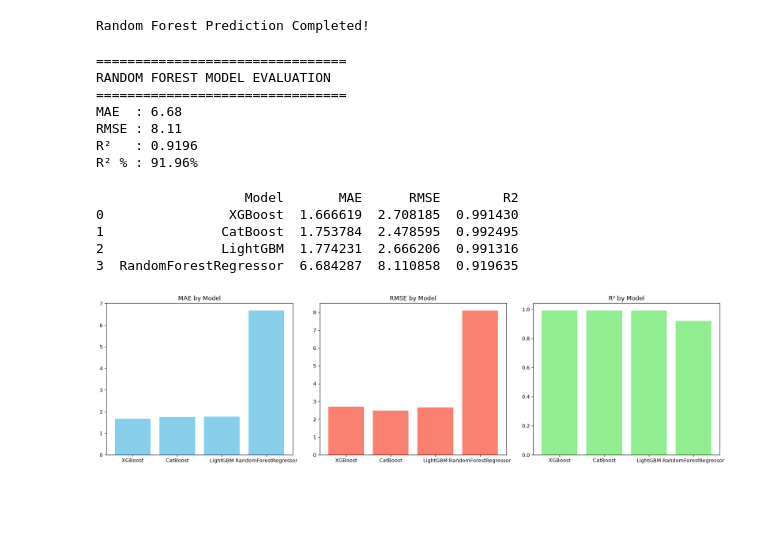
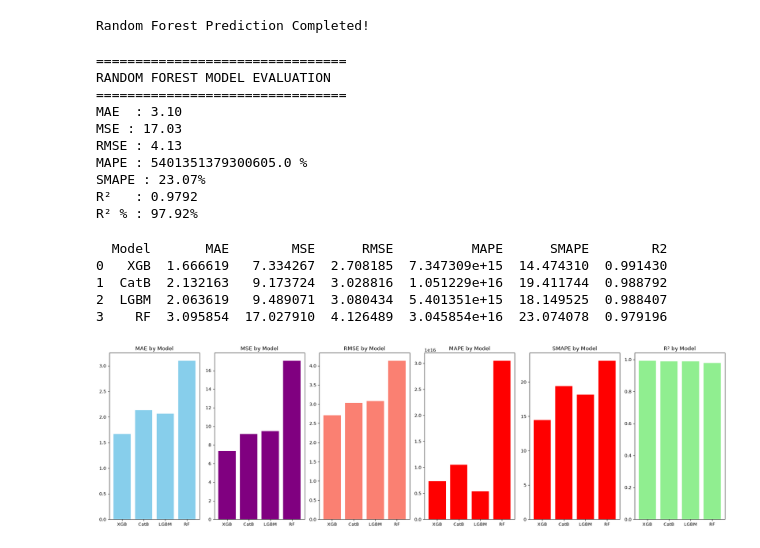
Before and after one commit to nanthakumar78450/Sales_Forecasting, a Jupyter notebook: sales_Forecasting.ipynb, the cells around one changed output. Saved outputs shown, nothing was run; the diff lists cells and outputs as text; code cells hidden in the pictures; blank space fills up the shorter version.

```diff
--- a/sales_Forecasting.ipynb
+++ b/sales_Forecasting.ipynb
@@ -1214,6 +1833,11 @@ rf_mae = mean_absolute_error(
     y_test,
     y_pred
 )
+
+rf_mse = mean_squared_error(
+        y_test,
+        y_pred
+    )
 
 rf_rmse = np.sqrt(
     mean_squared_error(
@@ -1221,6 +1845,12 @@ rf_rmse = np.sqrt(
         y_pred
     )
 )
+rf_mape = mean_absolute_percentage_error(y_test, y_pred) * 100
+
+rf_smape = smape(
+    y_test,
+    y_pred
+)
 
 rf_r2 = r2_score(
     y_test,
@@ -1232,44 +1862,62 @@ print("RANDOM FOREST MODEL EVALUATION")
 print("================================")
 
 print(f"MAE  : {rf_mae:.2f}")
+print(f"MSE : {rf_mse:.2f}")
 print(f"RMSE : {rf_rmse:.2f}")
+print("MAPE :", mape, "%")
+print(f"SMAPE : {rf_smape:.2f}%")
 print(f"R²   : {rf_r2:.4f}")
 print(f"R² % : {rf_r2 * 100:.2f}%")
 # %% [output]
 ================================
 RANDOM FOREST MODEL EVALUATION
 ================================
-MAE  : 6.68
-RMSE : 8.11
-R²   : 0.9196
-R² % : 91.96%
+MAE  : 3.10
+MSE : 17.03
+RMSE : 4.13
+MAPE : 5401351379300605.0 %
+SMAPE : 23.07%
+R²   : 0.9792
+R² % : 97.92%
 # %%
 results = pd.DataFrame({
-    "Model": ["XGBoost","CatBoost","LightGBM","RandomForestRegressor"],
+    "Model": ["XGB","CatB","LGBM","RF"],
     "MAE": [xgb_mae,cat_mae,mae,rf_mae ],
+    "MSE": [xgb_mse,cat_mse,mse,rf_mse],
     "RMSE": [xgb_rmse,cat_rmse,rmse,rf_rmse],
+    "MAPE":[xgb_mape,cat_mape,mape,rf_mape],
+    "SMAPE":[xgb_smape,cat_smape,lgb_smape,rf_smape],
     "R2": [xgb_r2,cat_r2,r2,rf_r2 ]
 })
 
 print(results)
 
-fig, axes = plt.subplots(1, 3, figsize=(18,5))
+fig, axes = plt.subplots(1, 6, figsize=(20,6))
 
 axes[0].bar(results["Model"], results["MAE"], color="skyblue")
 axes[0].set_title("MAE by Model")
 
-axes[1].bar(results["Model"], results["RMSE"], color="salmon")
-axes[1].set_title("RMSE by Model")
+axes[1].bar(results["Model"], results["MSE"], color="purple")
+axes[1].set_title("MSE by Model")
 
-axes[2].bar(results["Model"], results["R2"], color="lightgreen")
-axes[2].set_title("R\u00b2 by Model")
+axes[2].bar(results["Model"], results["RMSE"], color="salmon")
+axes[2].set_title("RMSE by Model")
+
+axes[3].bar(results["Model"], results["MAPE"], color="red")
+axes[3].set_title("MAPE by Model")
+
+axes[4].bar(results["Model"], results["SMAPE"], color="red")
+axes[4].set_title("SMAPE by Model")
+
+axes[5].bar(results["Model"], results["R2"], color="lightgreen")
+axes[5].set_title("R\u00b2 by Model")
 
 plt.tight_layout()
 plt.show()
 # %% [output]
-                   Model       MAE      RMSE        R2
-0                XGBoost  1.666619  2.708185  0.991430
-1               CatBoost  1.753784  2.478595  0.992495
-2               LightGBM  1.774231  2.666206  0.991316
-3  RandomForestRegressor  6.684287  8.110858  0.919635
+  Model       MAE        MSE      RMSE          MAPE      SMAPE        R2
+0   XGB  1.666619   7.334267  2.708185  7.347309e+15  14.474310  0.991430
+1  CatB  2.132163   9.173724  3.028816  1.051229e+16  19.411744  0.988792
+2  LGBM  2.063619   9.489071  3.080434  5.401351e+15  18.149525  0.988407
+3    RF  3.095854  17.027910  4.126489  3.045854e+16  23.074078  0.979196
-[figure, old version]
+[figure, new version]
```
Also changed, not shown: parts of 91 cells of this notebook, 11 other files.
